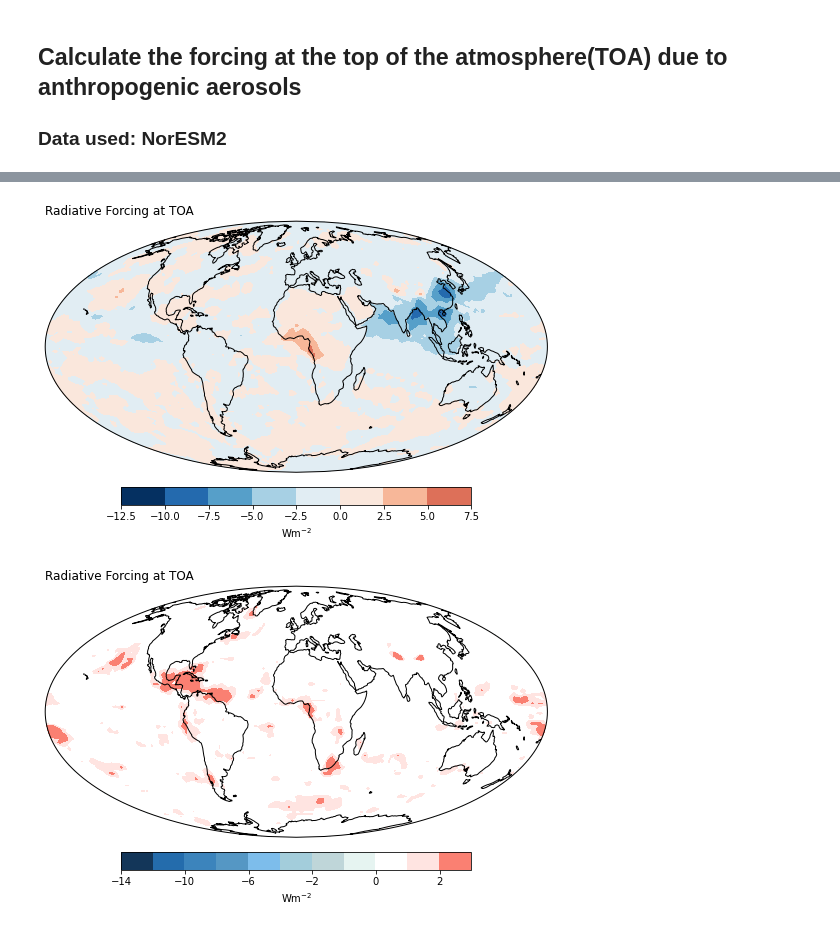
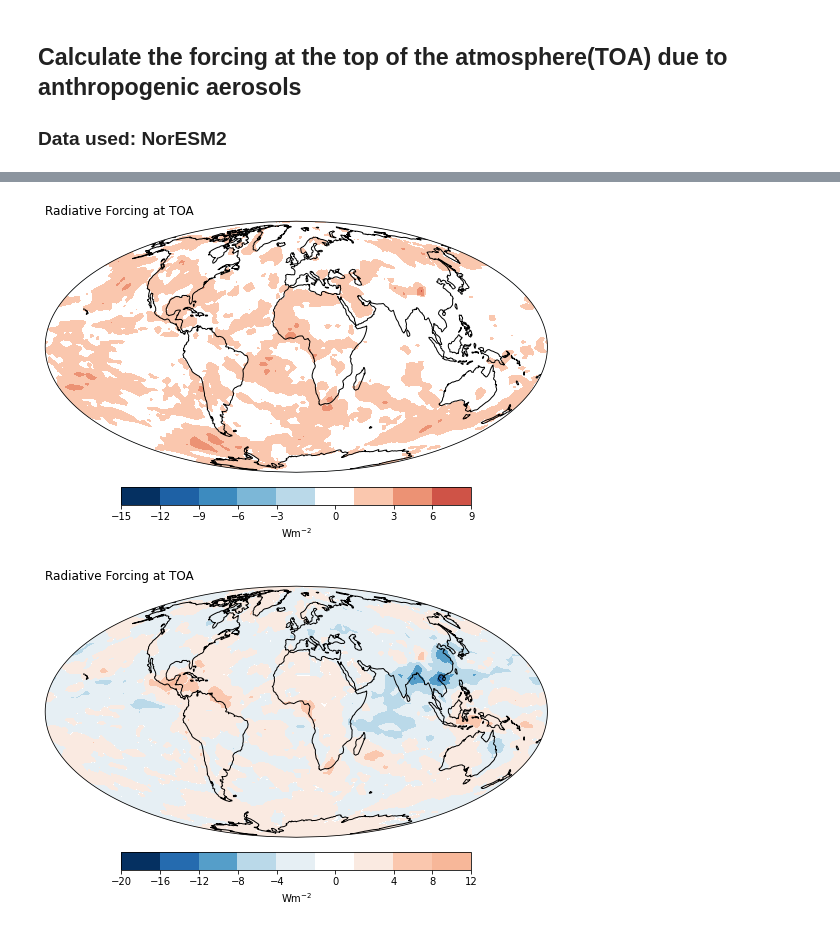
Before and after one commit to rovinapinto/radiative_forcing, a Jupyter notebook: notebooks/radiative_forcing_NorESM.ipynb, the cells around one changed output, grey strips where cells are left out. Drawn from its saved outputs; the diff is of its cells as text; code cells hidden in the pictures.

```diff
--- a/notebooks/radiative_forcing_NorESM.ipynb
+++ b/notebooks/radiative_forcing_NorESM.ipynb
@@ -41,0 +35,18 @@ forcing_toa = -balance_control + balance_aer
+# %%
+# define a colorbar to control the gradient of colours in asymmetric colourbar and introduce white colour for zero values.
+# matplotlib colorbar does not represent the actual weighting of the values in the colourbar given the asymmetry so use absolute values
+
+
+#!!!! run cmap='RdBu_r' for the individual plots first to ascertain levels before defining ticks or levels here
+levels = [-20,-16,-12,-8,-4,-0.01,0.01,4,8,12]
+colors = ['#053061','#256baf','#559ec9','#bad9e9','#e6eff4','white','#faeae1','#fac7ae','#f7b799']
+
+levels2 = [-15,-12,-9,-6,-3,-0.09,0.09,3,6,9]#,12]
+colors2 = ['#053061','#1e61a5','#3d8bbf','#7cb7d7','#bad9e9','white','#fac7ae','#ec9274','#cf5347']#,'#ab162a']
+
+levels3 = [-8,-6,-4,-2,-0.1,0.1,2,4,6,8]
+colors3 = ['#5ba2cb','#97c7df','#c7e0ed','#e8f0f4','white','#f9ece5','#fcd3bc','#f5a987','#c53f3d']
+
+#adjust colours and levels and ticks as follows:
+#ax.contourf(colors=colors, levels=levels)
+#plt.colorbar(ticks=range(start,stop,step)) eg. range(-14,4,2)
@@ -68,42 +99,40 @@ plt.savefig("bal_Aer_TOA_NorESM2.pdf", bbox_inches='tight', transparent=True)
 # %%
 #Visualize radiaitve forcing at TOA with longwave radiation
 vmax = np.max(np.mean(forcing_toa,axis=0))
 vmin = np.min(np.mean(forcing_toa,axis=0))
 v_ext = np.max( [ np.abs(vmin), np.abs(vmax) ] )
 norm = mcolors.TwoSlopeNorm(vmin=-v_ext, vmax = v_ext, vcenter=0)
 
 fig = plt.figure(figsize=(9,7))
 ax = fig.add_subplot(1,1,1,projection=ccrs.Mollweide())
 ax.set_global()
 ax.coastlines()
-forcing_toa, RFD.lon = add_cyclic_point(forcing_toa, coord=RFD.lon) #removes white longitutdinal line at centre
-cs = ax.contourf(RFD.lon,RFD.lat,np.mean(forcing_toa,axis=0),norm=norm, transform=ccrs.PlateCarree(),cmap='RdBu_r')
-plt.colorbar(cs, shrink=0.8, fraction=0.046, pad=0.04, extendrect=True, label=r"$\mathrm{Wm}^{-2}$", orientation='horizontal')
+forcing_toa, RFD.lon = add_cyclic_point(forcing_toa, coord=RFD.lon) #removes white longitutdinal line at cerdntre
+cs = ax.contourf(RFD.lon,RFD.lat,np.mean(forcing_toa,axis=0),norm=norm, transform=ccrs.PlateCarree(),colors=colors2, levels=levels2)
+plt.colorbar(cs, shrink=0.8, fraction=0.046, pad=0.04, extendrect=True, label=r"$\mathrm{Wm}^{-2}$", orientation='horizontal', ticks=[-15,-12,-9,-6,-3,0,3,6,9])
 plt.title("Radiative Forcing at TOA", loc='left', fontsize = 12)
-plt.savefig("forcing_TOA_NorESM2.pdf", bbox_inches='tight', transparent=True)
+plt.savefig("forcing_TOA_NorESM2_2012.pdf", bbox_inches='tight', transparent=True)
 # %% [output]
-[figure, old version]
+[figure, new version]
 # %%
 #Visualize radiaitve forcing at TOA with only shortwave
 
-colors = ['#133659', '#246CAC', '#3C84BC', '#5597C4',  '#7dbdeb', '#A3CDDB','#bfd6d9', '#e6f4f1', 'white', 'mistyrose', 'salmon','lightcoral']
-levels = [-14,-12, -10, -8, -6, -4, -2, -1, 0, 1, 2, 4]
-
 vmax = np.max(np.mean(sw_forcing_toa,axis=0))
 vmin = np.min(np.mean(sw_forcing_toa,axis=0))
-norm = mcolors.TwoSlopeNorm(vmin=vmin, vmax = vmax, vcenter=0) #set zero value to white colour
+v_ext = np.max( [ np.abs(vmin), np.abs(vmax) ] )
+norm = mcolors.TwoSlopeNorm(vmin=-v_ext, vmax = v_ext, vcenter=0)
+
 fig = plt.figure(figsize=(9,7))
 ax = fig.add_subplot(1,1,1,projection=ccrs.Mollweide())
 ax.set_global()
 ax.coastlines()
 sw_forcing_toa, RFD.lon = add_cyclic_point(sw_forcing_toa, coord=RFD.lon) #removes white longitutdinal line at centre
-contour_map =  ax.contourf(RFD.lon,RFD.lat,np.mean(sw_forcing_toa,axis=0),transform=ccrs.PlateCarree(), norm=norm, colors=colors,
-                            levels=levels)
-plt.colorbar(contour_map, shrink=0.8, fraction=0.046, pad=0.04, label=r"$\mathrm{Wm}^{-2}$", orientation='horizontal')#, ticks=range(-14,4, 2))
+contour_map =  ax.contourf(RFD.lon,RFD.lat,np.mean(sw_forcing_toa,axis=0),transform=ccrs.PlateCarree(), norm=norm, colors=colors, levels=levels)
+plt.colorbar(contour_map, shrink=0.8, fraction=0.046, pad=0.04, label=r"$\mathrm{Wm}^{-2}$", orientation='horizontal', ticks=[-20,-16,-12,-8,-4,0,4,8,12])
 plt.title("Radiative Forcing at TOA", loc='left', fontsize = 12)
-plt.savefig("sw_forcing_TOA_NorESM2.pdf", bbox_inches='tight', transparent=True)
+plt.savefig("sw_forcing_TOA_NorESM2_2012.pdf", bbox_inches='tight', transparent=True)
 # %% [output]
-[figure, old version]
+[figure, new version]
 # %%
 #Difference between the two forcings
 
```
Also changed, not shown: parts of 5 cells of this notebook, 28 other files.
